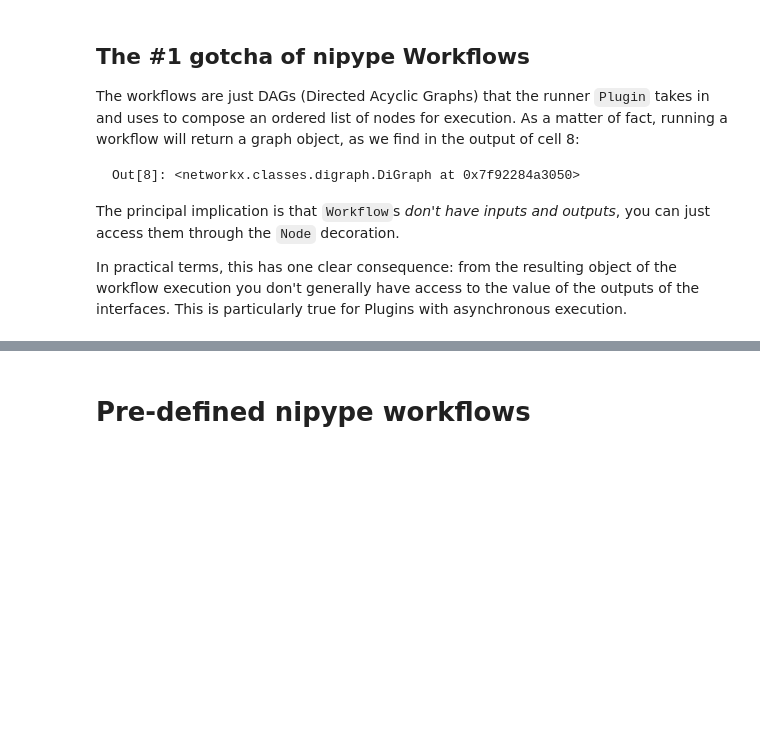
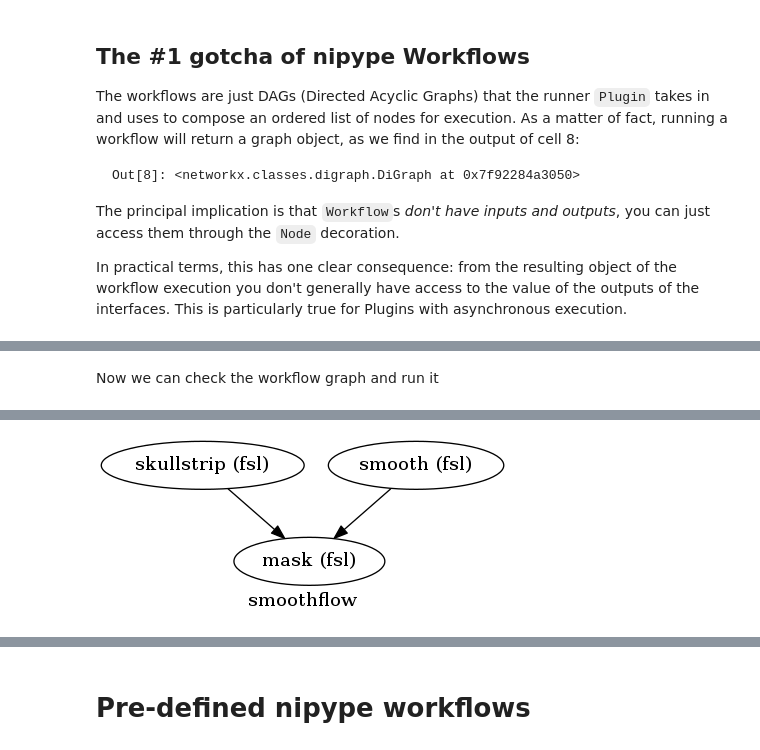
Before and after one commit to nipy/workshops, a Jupyter notebook: 170327-nipype/notebooks/new-workflows-and-interfaces/advanced_workflows.ipynb, the cells around one changed output, grey strips where cells are left out. Cells and saved outputs as stored; diff of their text form; code cells hidden in the pictures; blank space fills up the shorter version.

```diff
--- a/170327-nipype/notebooks/new-workflows-and-interfaces/advanced_workflows.ipynb
+++ b/170327-nipype/notebooks/new-workflows-and-interfaces/advanced_workflows.ipynb
@@ -321,0 +355,16 @@ In practical terms, this has one clear consequence: from the resulting object of
+# %%
+# Initiation of a workflow
+wf = Workflow(name="smoothflow")
+
+# Connect nodes here
+wf.connect(node_bet, "mask_file", node_mask, "mask_file")
+
+# Now the more complicated method
+wf.connect([(node_smooth, node_mask, [("out_file", "in_file")])])
+# %% [markdown]
+Now we can check the workflow graph and run it
+# %%
+wf.write_graph("workflow_graph.dot")
+from IPython.display import Image
+Image(filename="workflow_graph.dot.png")
+# %% [output]
@@ -321,0 +373 @@ In practical terms, this has one clear consequence: from the resulting object of
+[figure, added]
```
Also changed, not shown: parts of 11 cells of this notebook, 1 other file.
